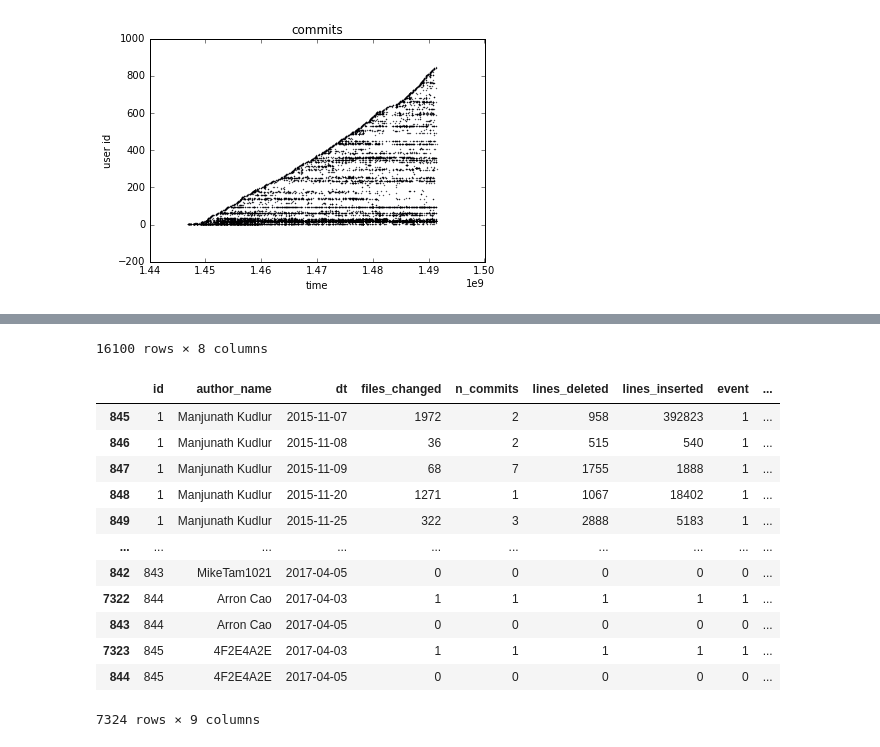
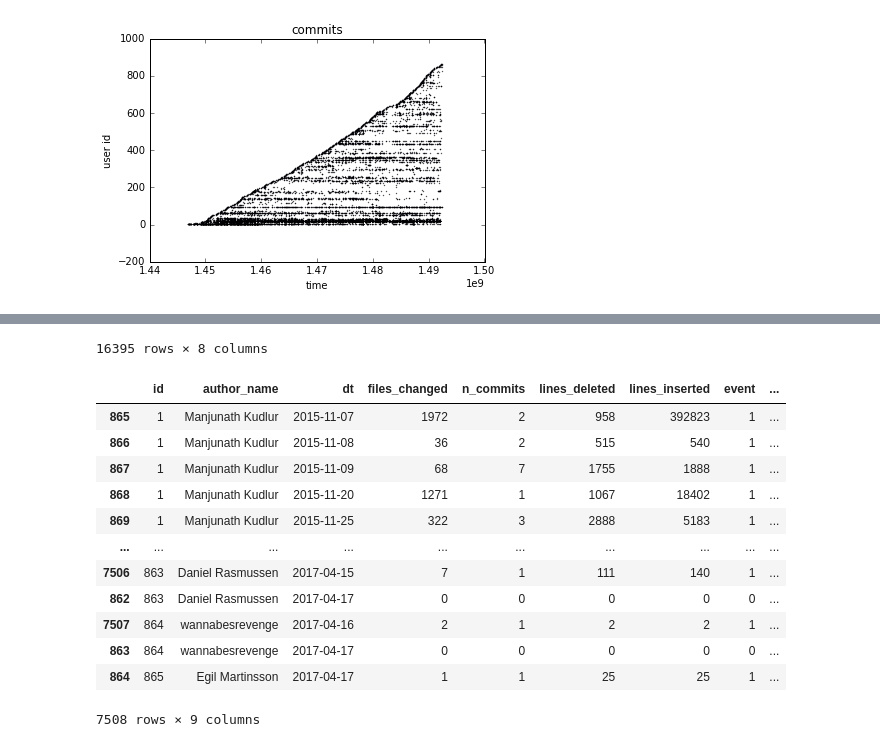
Before and after one commit to ragulpr/wtte-rnn, a Jupyter notebook: python/examples/data_pipeline/data_pipeline.ipynb, the cells around one changed output, grey strips where cells are left out. Cells and saved outputs as stored; diff of their text form; code cells hidden in the pictures.

```diff
--- a/python/examples/data_pipeline/data_pipeline.ipynb
+++ b/python/examples/data_pipeline/data_pipeline.ipynb
@@ -60,38 +61,43 @@ from IPython import display
 # %%
 pd.options.display.max_rows = 10
 
-path = "~/Prylar/clones"
-df = pd.read_csv(path+'/tensorflow.log',error_bad_lines=False)
-# df = pd.read_csv(path+'/mxnet.log',error_bad_lines=False)
-# df = pd.read_csv(path+'/theano.log',error_bad_lines=False)
-# df = pd.read_csv(path+'/keras.log',error_bad_lines=False)
-# df = pd.read_csv(path+'/h2o.log',error_bad_lines=False)
-# df = pd.read_csv(path+'/deeplearning4j.log',error_bad_lines=False)
-# df = pd.read_csv(path+'/torch7.log',error_bad_lines=False)
-# df = pd.read_csv(path+'/torch7.log',error_bad_lines=False)
-# df = pd.read_csv(path+'/caffe.log',error_bad_lines=False)
-# df = pd.read_csv(path+'/CNTK.log',error_bad_lines=False)
-#df = pd.read_csv(path+'/Paddle.log',error_bad_lines=False)
+path = "~/Prylar/clones/logs/"
+# filename = "amazon-dsstne.csv"
+# filename = "caffe.csv"
+# filename = "CNTK.csv"
+# filename = "convnetjs.csv"
+# filename = "deeplearning4j.csv"
+# filename = "h2o-3.csv"
+# filename = "incubator-singa.csv"
+# filename = "keras.csv"
+# filename = "mxnet.csv"
+# filename = "Paddle.csv"
+filename = "tensorflow.csv"
+# filename = "Theano.csv"
+# filename = "torch7.csv"
+# filename = "veles.csv"
+
+df = pd.read_csv(path+filename,error_bad_lines=False)
 
 df.fillna(0,inplace=True)
 
 # Create a fictitious integer id based on first commit.
 # (order has no downstream implications except easy plotting.)
 id_col = 'id'
 df[id_col] = df.groupby(["author_name"], group_keys=False).\
                apply(lambda g: g.time_sec.min().\
                astype(str)+g.author_name).\
                rank(method='dense').astype(int)
 
 df.plot(kind='scatter', x='time_sec', y='id',s=0.1)
 plt.title('commits')
 plt.xlabel('time')
 plt.ylabel('user id')
 plt.show()
 
 df.sort_values(['id','time_sec'],inplace=True)
 
 df
 # %% [output]
-[figure, old version]
+[figure, new version]
 |  | commit | author_name | time_sec | subject | files_changed | lines_inserted | lines_deleted | id |
@@ -109,8 +115,8 @@ df
-16100 rows × 8 columns
+16395 rows × 8 columns
 # %%
-# dt = wallclock time, global timestep i.e 2012-01-01,...
+# dt = "wallclock time", global timestep i.e 2012-01-01,...
 abs_time_col='dt'
-# t  = elapsed time, local timestep i.e 0,1,2,10,...
+# t  = "elapsed time", local timestep i.e 0,1,2,10,...
 t_col = 't_elapsed'
 discrete_time = True
 # Does the explicit rows in dataset cover each sequence whole life?
@@ -161,15 +167,15 @@ else:
 df
 # %% [output]
 |  | id | author_name | dt | files_changed | n_commits | lines_deleted | lines_inserted | event | ... |
-| 845 | 1 | Manjunath Kudlur | 2015-11-07 | 1972 | 2 | 958 | 392823 | 1 | ... |
-| 846 | 1 | Manjunath Kudlur | 2015-11-08 | 36 | 2 | 515 | 540 | 1 | ... |
-| 847 | 1 | Manjunath Kudlur | 2015-11-09 | 68 | 7 | 1755 | 1888 | 1 | ... |
-| 848 | 1 | Manjunath Kudlur | 2015-11-20 | 1271 | 1 | 1067 | 18402 | 1 | ... |
-| 849 | 1 | Manjunath Kudlur | 2015-11-25 | 322 | 3 | 2888 | 5183 | 1 | ... |
+| 865 | 1 | Manjunath Kudlur | 2015-11-07 | 1972 | 2 | 958 | 392823 | 1 | ... |
+| 866 | 1 | Manjunath Kudlur | 2015-11-08 | 36 | 2 | 515 | 540 | 1 | ... |
+| 867 | 1 | Manjunath Kudlur | 2015-11-09 | 68 | 7 | 1755 | 1888 | 1 | ... |
+| 868 | 1 | Manjunath Kudlur | 2015-11-20 | 1271 | 1 | 1067 | 18402 | 1 | ... |
+| 869 | 1 | Manjunath Kudlur | 2015-11-25 | 322 | 3 | 2888 | 5183 | 1 | ... |
 | ... | ... | ... | ... | ... | ... | ... | ... | ... | ... |
-| 842 | 843 | MikeTam1021 | 2017-04-05 | 0 | 0 | 0 | 0 | 0 | ... |
-| 7322 | 844 | Arron Cao | 2017-04-03 | 1 | 1 | 1 | 1 | 1 | ... |
-| 843 | 844 | Arron Cao | 2017-04-05 | 0 | 0 | 0 | 0 | 0 | ... |
-| 7323 | 845 | 4F2E4A2E | 2017-04-03 | 1 | 1 | 1 | 1 | 1 | ... |
-| 844 | 845 | 4F2E4A2E | 2017-04-05 | 0 | 0 | 0 | 0 | 0 | ... |
+| 7506 | 863 | Daniel Rasmussen | 2017-04-15 | 7 | 1 | 111 | 140 | 1 | ... |
+| 862 | 863 | Daniel Rasmussen | 2017-04-17 | 0 | 0 | 0 | 0 | 0 | ... |
+| 7507 | 864 | wannabesrevenge | 2017-04-16 | 2 | 1 | 2 | 2 | 1 | ... |
+| 863 | 864 | wannabesrevenge | 2017-04-17 | 0 | 0 | 0 | 0 | 0 | ... |
+| 864 | 865 | Egil Martinsson | 2017-04-17 | 1 | 1 | 25 | 25 | 1 | ... |
-7324 rows × 9 columns
+7508 rows × 9 columns
```
Also changed, not shown: parts of 29 cells of this notebook.
